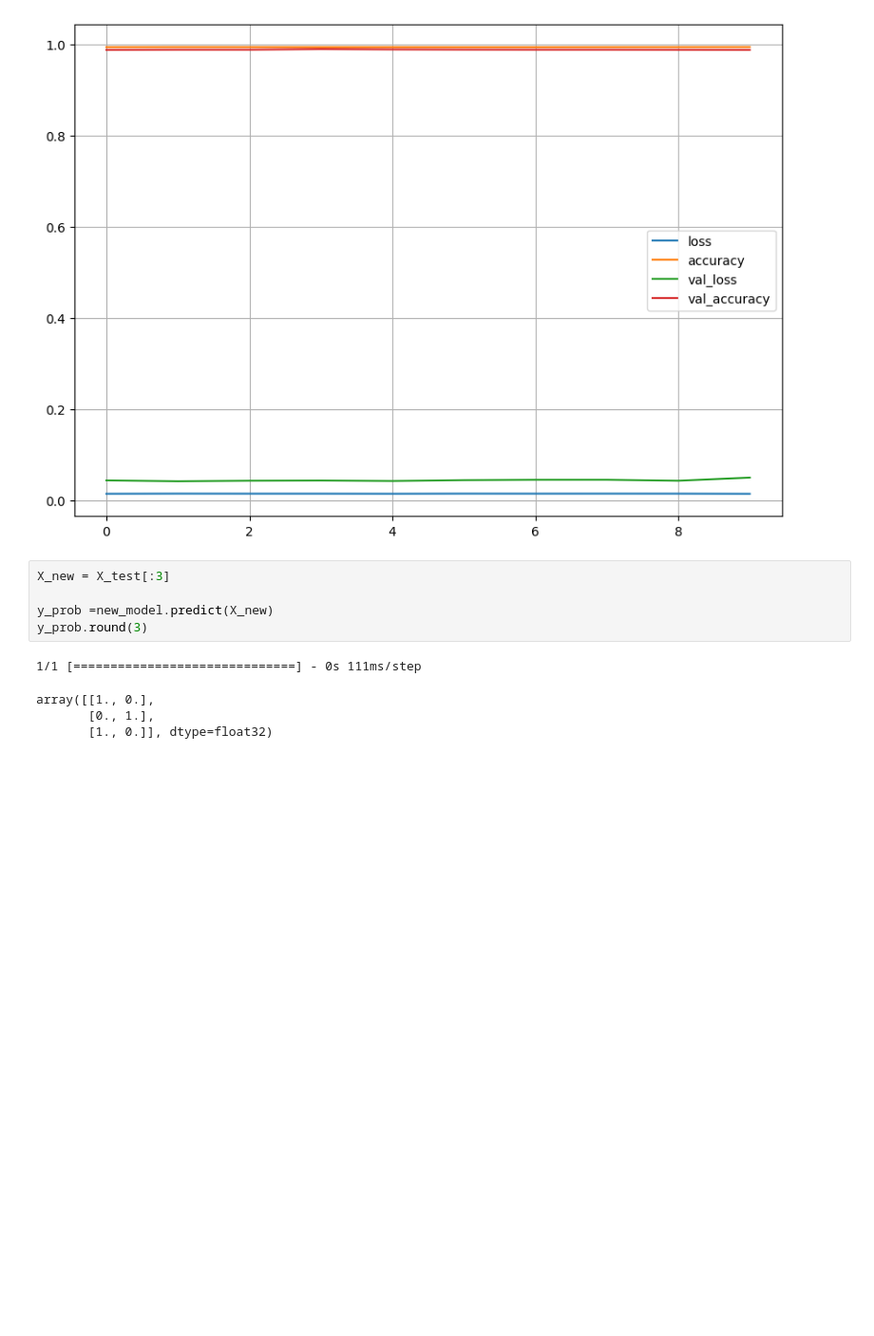
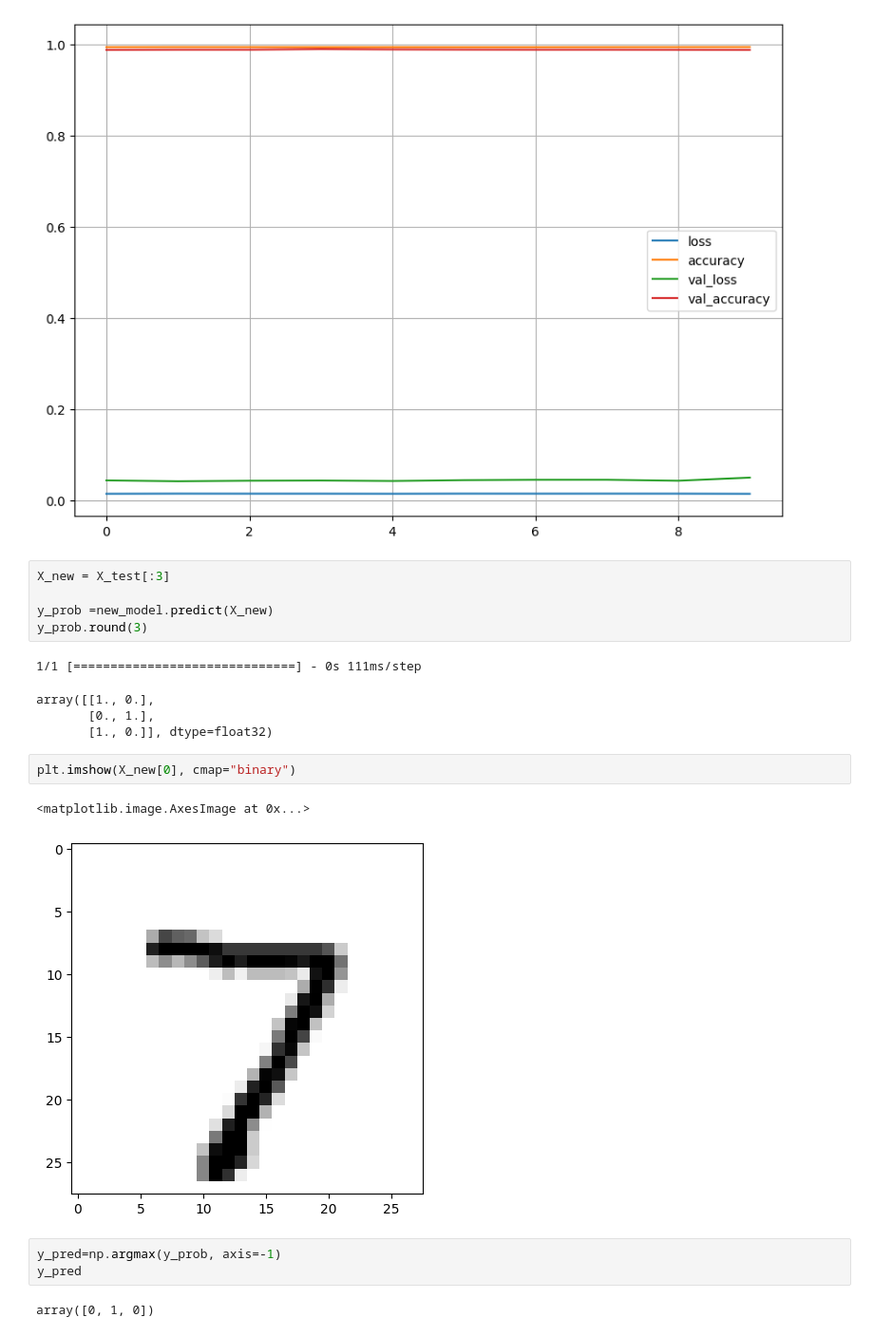
Before and after one commit to syedshahlal/Understanding_Computer_Vision, a Jupyter notebook: Transfer_learning.ipynb, the cells around one changed output. Shown at 95% size. Saved outputs shown, nothing was run; the diff lists cells and outputs as text; blank space fills up the shorter version.

```diff
--- a/Transfer_learning.ipynb
+++ b/Transfer_learning.ipynb
@@ -336,3 +336,13 @@ y_prob.round(3)
 array([[1., 0.],
        [0., 1.],
        [1., 0.]], dtype=float32)
+# %%
+plt.imshow(X_new[0], cmap="binary")
+# %% [output]
+<matplotlib.image.AxesImage at 0x...>
+[figure, added]
+# %%
+y_pred=np.argmax(y_prob, axis=-1)
+y_pred
+# %% [output]
+array([0, 1, 0])
```
Also changed, not shown: parts of 1 cell of this notebook.
